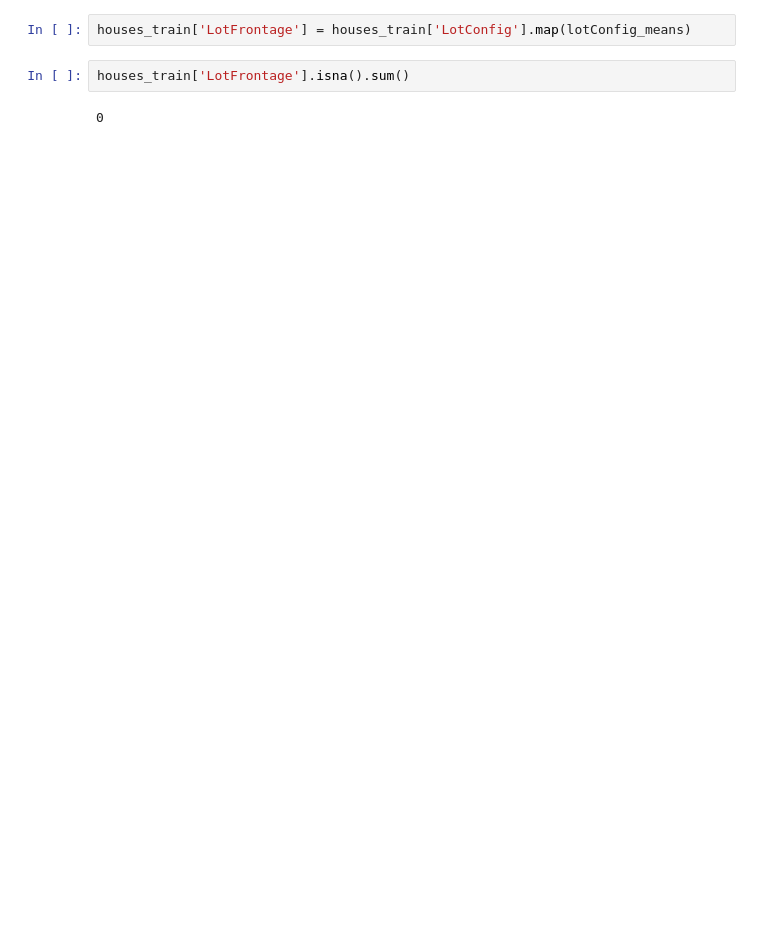
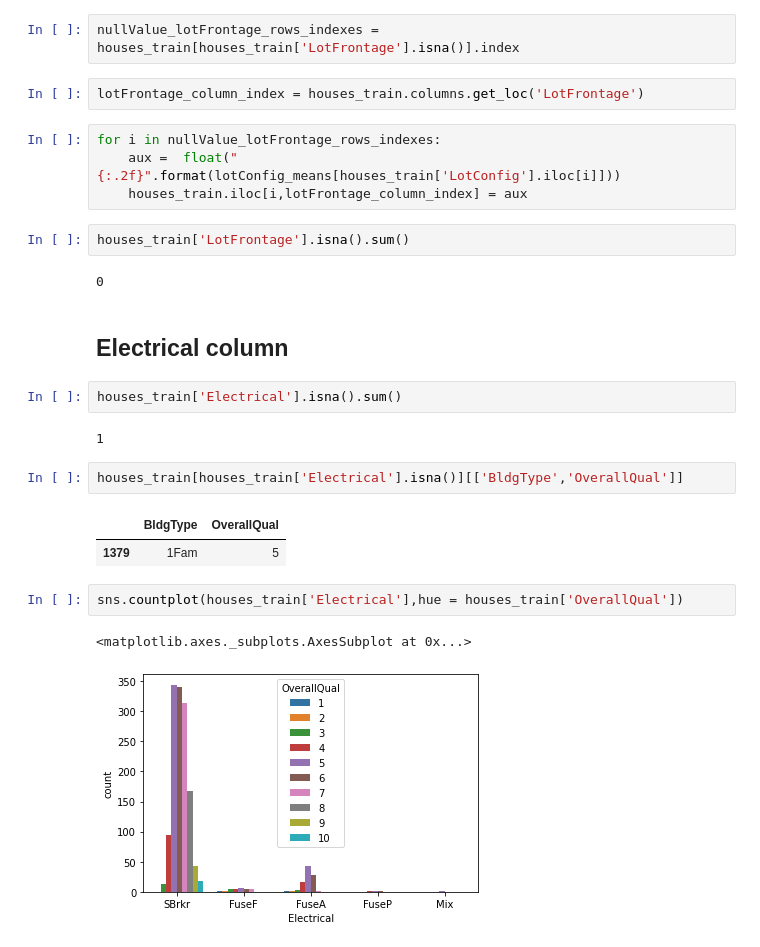
Before and after one commit to RaphaelRoriz/Machine-learning, a Jupyter notebook: housesPricesDataset/House Prices regressions.ipynb, the cells around one changed output. Cells and saved outputs as stored; diff of their text form; blank space fills up the shorter version.

```diff
--- a/housesPricesDataset/House Prices regressions.ipynb
+++ b/housesPricesDataset/House Prices regressions.ipynb
@@ -440,9 +440,31 @@ Name: LotFrontage, dtype: float64
 lotConfig_means['Corner']
 # %% [output]
 84.03980099502488
-# %%
-houses_train['LotFrontage'] = houses_train['LotConfig'].map(lotConfig_means)
+# %%
+nullValue_lotFrontage_rows_indexes = houses_train[houses_train['LotFrontage'].isna()].index
+# %%
+lotFrontage_column_index = houses_train.columns.get_loc('LotFrontage')
+# %%
+for i in nullValue_lotFrontage_rows_indexes:
+    aux =  float("{:.2f}".format(lotConfig_means[houses_train['LotConfig'].iloc[i]]))
+    houses_train.iloc[i,lotFrontage_column_index] = aux
 # %%
 houses_train['LotFrontage'].isna().sum()
 # %% [output]
 0
+# %% [markdown]
+## Electrical column
+# %%
+houses_train['Electrical'].isna().sum()
+# %% [output]
+1
+# %%
+houses_train[houses_train['Electrical'].isna()][['BldgType','OverallQual']]
+# %% [output]
+|  | BldgType | OverallQual |
+| 1379 | 1Fam | 5 |
+# %%
+sns.countplot(houses_train['Electrical'],hue = houses_train['OverallQual'])
+# %% [output]
+<matplotlib.axes._subplots.AxesSubplot at 0x...>
+[figure, added]
```
Also changed, not shown: parts of 38 cells of this notebook.
